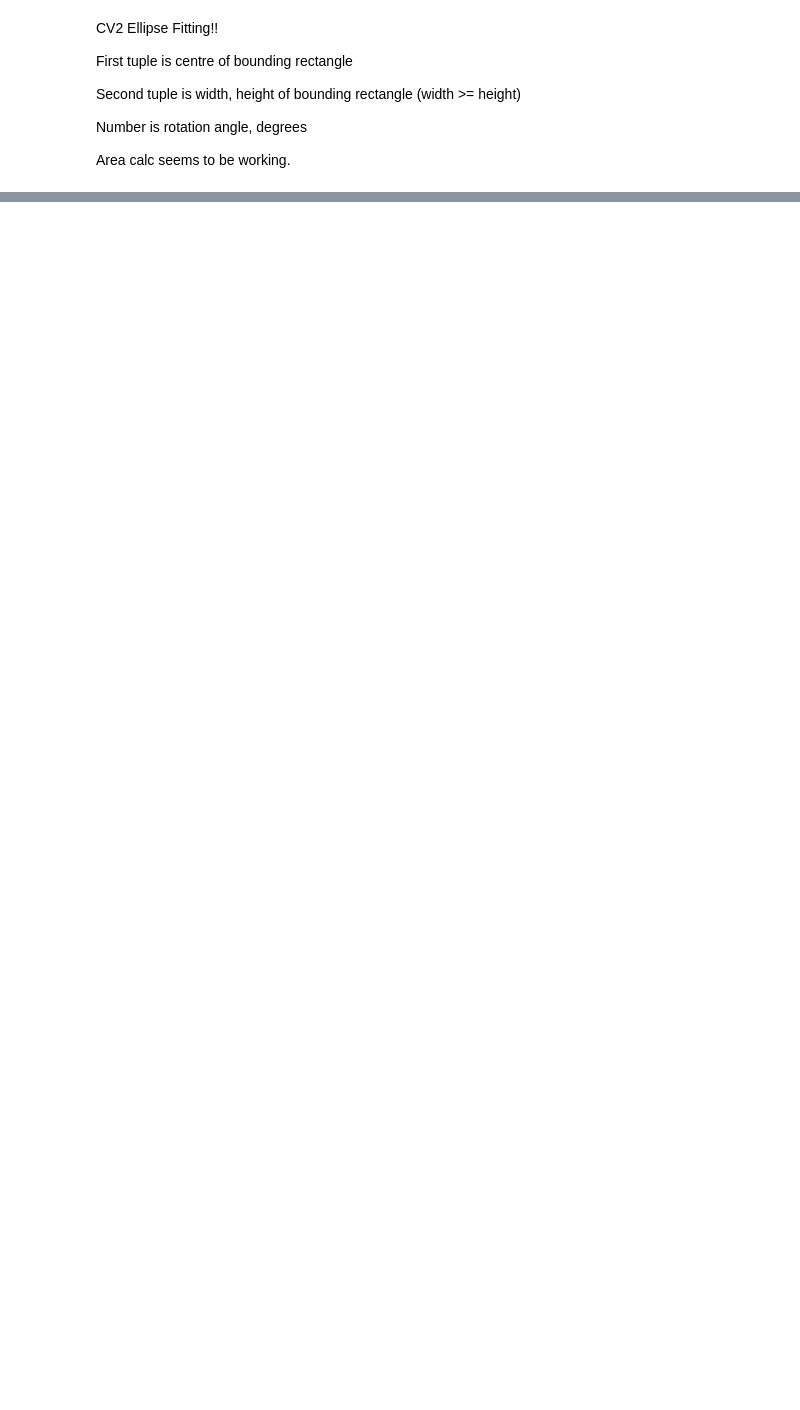
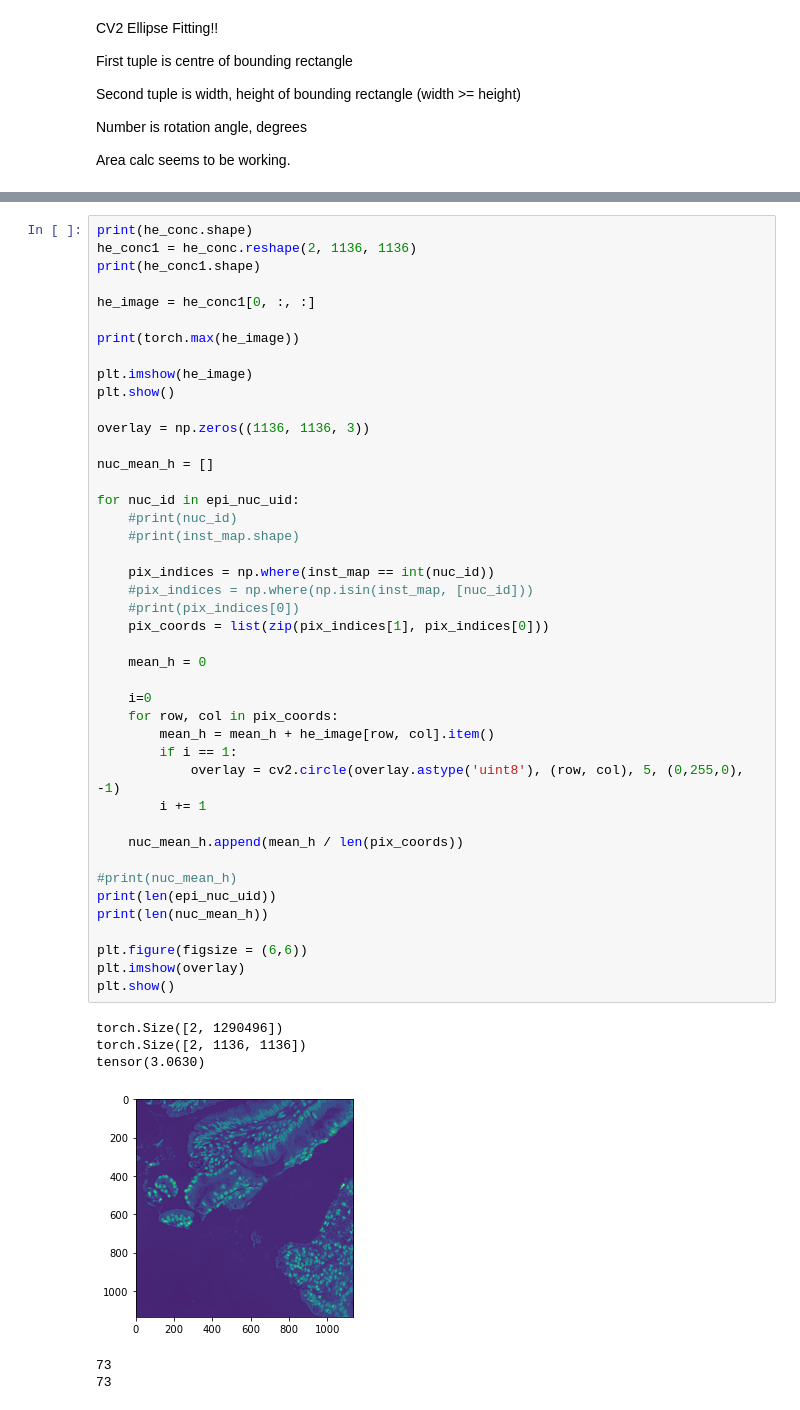
Before and after one commit to RosieTS/seg-ed, a Jupyter notebook: epi_hover_merge.ipynb, the cells around one changed output, grey strips where cells are left out. Cells and saved outputs as stored; diff of their text form; blank space fills up the shorter version.

```diff
--- a/epi_hover_merge.ipynb
+++ b/epi_hover_merge.ipynb
@@ -255,0 +278,50 @@ print(max_diam, min_diam, diam_ratio, ellipse_area)
+# %%
+print(he_conc.shape)
+he_conc1 = he_conc.reshape(2, 1136, 1136)
+print(he_conc1.shape)
+
+he_image = he_conc1[0, :, :]
+
+print(torch.max(he_image))
+
+plt.imshow(he_image)
+plt.show()
+
+overlay = np.zeros((1136, 1136, 3))
+
+nuc_mean_h = []
+
+for nuc_id in epi_nuc_uid:
+    #print(nuc_id)
+    #print(inst_map.shape)
+
+    pix_indices = np.where(inst_map == int(nuc_id))
+    #pix_indices = np.where(np.isin(inst_map, [nuc_id]))
+    #print(pix_indices[0])
+    pix_coords = list(zip(pix_indices[1], pix_indices[0]))
+
+    mean_h = 0
+
+    i=0
+    for row, col in pix_coords:
+        mean_h = mean_h + he_image[row, col].item()
+        if i == 1:
+            overlay = cv2.circle(overlay.astype('uint8'), (row, col), 5, (0,255,0), -1)
+        i += 1
+
+    nuc_mean_h.append(mean_h / len(pix_coords))
+
+#print(nuc_mean_h)
+print(len(epi_nuc_uid))
+print(len(nuc_mean_h))
+
+plt.figure(figsize = (6,6))
+plt.imshow(overlay)
+plt.show()
+# %% [output]
+torch.Size([2, 1290496])
+torch.Size([2, 1136, 1136])
+tensor(3.0630)
+[figure, added]
+73
+73
```
Also changed, not shown: parts of 11 cells of this notebook, 6 other files.
